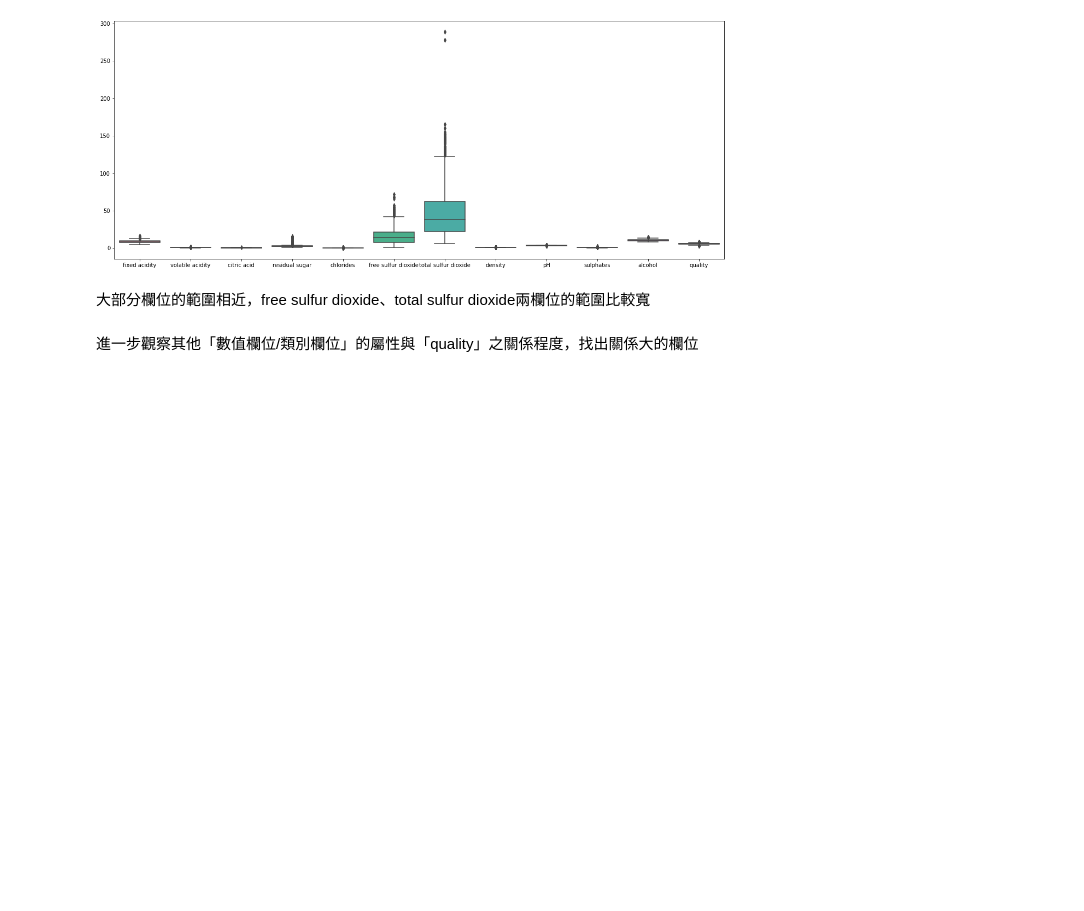
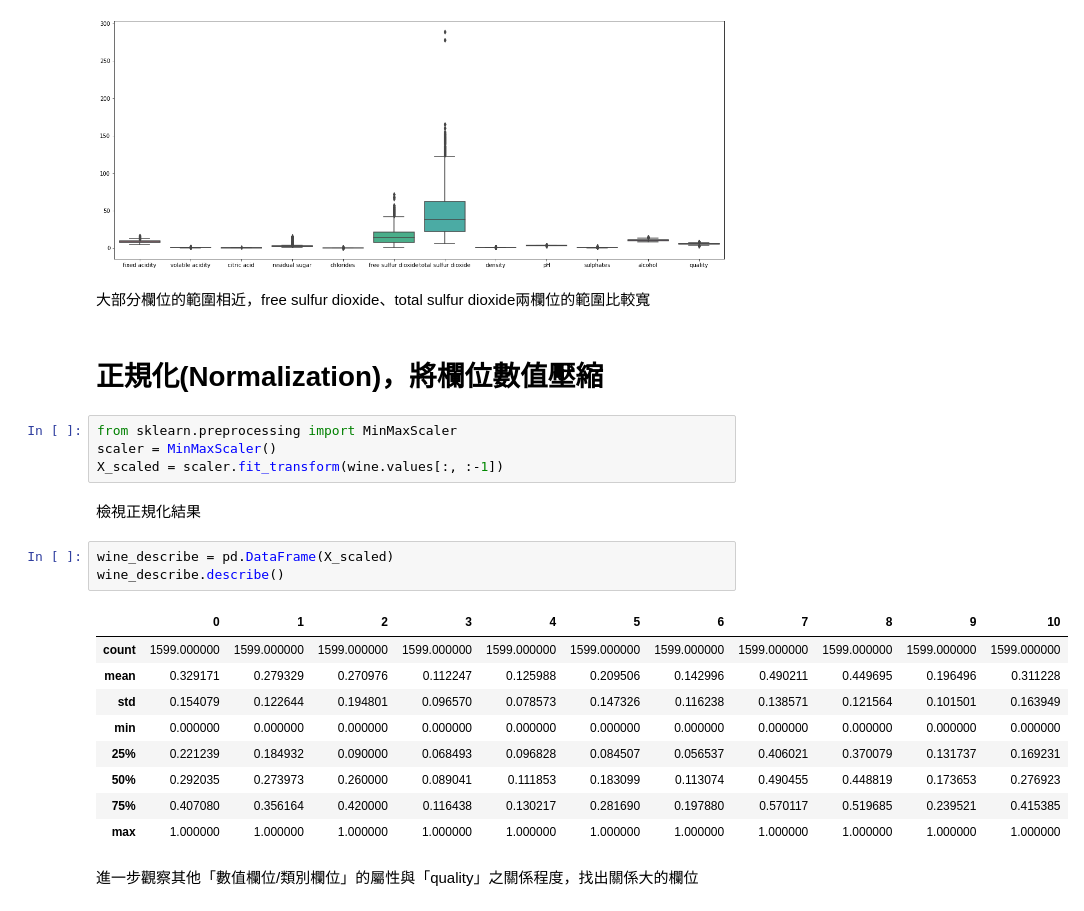
Before and after one commit to Roger8886/Prediction-of-quality-of-Wine, a Jupyter notebook: 專題實作_02：紅酒品質分類預測.ipynb, the cells around one changed output. Saved outputs shown, nothing was run; the diff lists cells and outputs as text; blank space fills up the shorter version.

```diff
--- a/專題實作_02：紅酒品質分類預測.ipynb
+++ b/專題實作_02：紅酒品質分類預測.ipynb
@@ -63,6 +63,27 @@ plt.show()
 [figure]
 # %% [markdown]
 大部分欄位的範圍相近，free sulfur dioxide、total sulfur dioxide兩欄位的範圍比較寬
+# %% [markdown]
+# 正規化(Normalization)，將欄位數值壓縮
+# %%
+from sklearn.preprocessing import MinMaxScaler
+scaler = MinMaxScaler()
+X_scaled = scaler.fit_transform(wine.values[:, :-1])
+# %% [markdown]
+檢視正規化結果
+# %%
+wine_describe = pd.DataFrame(X_scaled)
+wine_describe.describe()
+# %% [output]
+|  | 0 | 1 | 2 | 3 | 4 | 5 | 6 | 7 | 8 | 9 | 10 |
+| count | 1599.000000 | 1599.000000 | 1599.000000 | 1599.000000 | 1599.000000 | 1599.000000 | 1599.000000 | 1599.000000 | 1599.000000 | 1599.000000 | 1599.000000 |
+| mean | 0.329171 | 0.279329 | 0.270976 | 0.112247 | 0.125988 | 0.209506 | 0.142996 | 0.490211 | 0.449695 | 0.196496 | 0.311228 |
+| std | 0.154079 | 0.122644 | 0.194801 | 0.096570 | 0.078573 | 0.147326 | 0.116238 | 0.138571 | 0.121564 | 0.101501 | 0.163949 |
+| min | 0.000000 | 0.000000 | 0.000000 | 0.000000 | 0.000000 | 0.000000 | 0.000000 | 0.000000 | 0.000000 | 0.000000 | 0.000000 |
+| 25% | 0.221239 | 0.184932 | 0.090000 | 0.068493 | 0.096828 | 0.084507 | 0.056537 | 0.406021 | 0.370079 | 0.131737 | 0.169231 |
+| 50% | 0.292035 | 0.273973 | 0.260000 | 0.089041 | 0.111853 | 0.183099 | 0.113074 | 0.490455 | 0.448819 | 0.173653 | 0.276923 |
+| 75% | 0.407080 | 0.356164 | 0.420000 | 0.116438 | 0.130217 | 0.281690 | 0.197880 | 0.570117 | 0.519685 | 0.239521 | 0.415385 |
+| max | 1.000000 | 1.000000 | 1.000000 | 1.000000 | 1.000000 | 1.000000 | 1.000000 | 1.000000 | 1.000000 | 1.000000 | 1.000000 |
 # %% [markdown]
 進一步觀察其他「數值欄位/類別欄位」的屬性與「quality」之關係程度，找出關係大的欄位
 # %%
```
Also changed, not shown: parts of 15 cells of this notebook.
